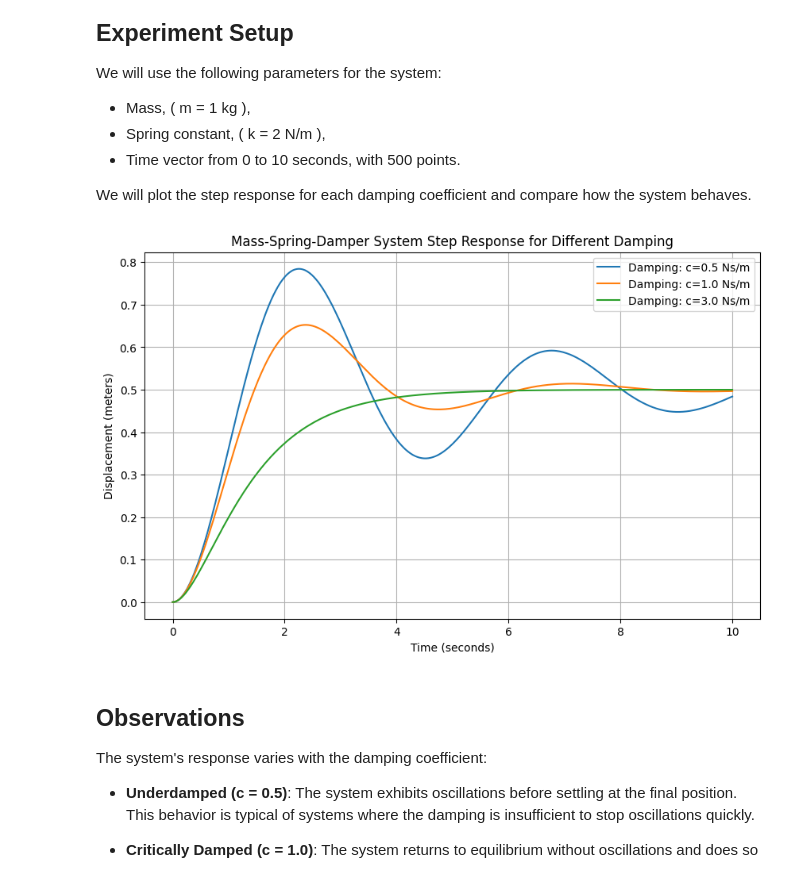
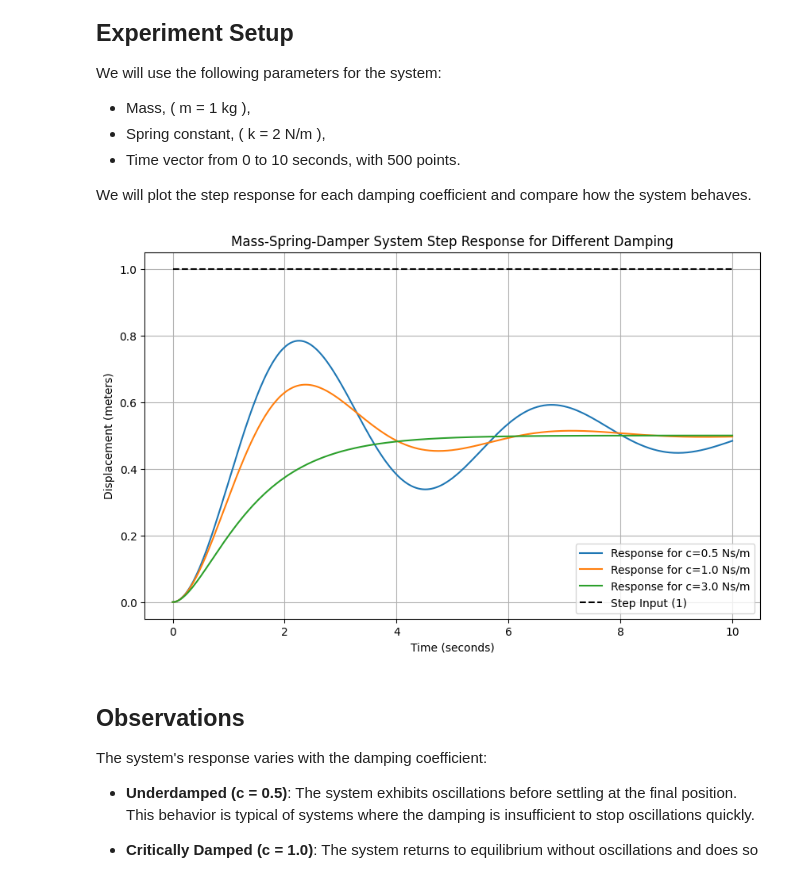
Before and after one commit to sanalbooks/control-systems-experiments, a Jupyter notebook: Time_Response_Analysis/step_response_analysis.ipynb, the cells around one changed output. Saved outputs shown, nothing was run; the diff lists cells and outputs as text; code cells hidden in the pictures.

```diff
--- a/Time_Response_Analysis/step_response_analysis.ipynb
+++ b/Time_Response_Analysis/step_response_analysis.ipynb
@@ -112,35 +112,38 @@ k = 2  # spring constant (N/m)
 
 # Different damping coefficients for different system behaviors
 damping_values = [0.5, 1.0, 3.0]  # Underdamped, Critically Damped, Overdamped
 
 # Time vector (from 0 to 10 seconds, 500 points)
 time = np.linspace(0, 10, 500)
 
 # Plotting the step response for different damping values
 plt.figure(figsize=(10, 6))
 
 # Loop through each damping coefficient
 for c in damping_values:
     # Create transfer function for each damping value
     system = ctrl.TransferFunction([1], [m, c, k])
 
     # Simulate step response
     time_response, response = ctrl.step_response(system, T=time)
 
     # Plot the response
-    plt.plot(time_response, response, label=f'Damping: c={c} Ns/m')
+    plt.plot(time_response, response, label=f'Response for c={c} Ns/m')
+
+# Plotting the step input (which is a constant 1 over time)
+plt.plot(time, np.ones_like(time), 'k--', label='Step Input (1)')
 
 # Plotting the time-domain response
 plt.title('Mass-Spring-Damper System Step Response for Different Damping')
 plt.xlabel('Time (seconds)')
 plt.ylabel('Displacement (meters)')
 plt.legend()
 plt.grid(True)
 
 # Show the plot
 plt.show()
 # %% [output]
-[figure, old version]
+[figure, new version]
 # %% [markdown]
 ## Observations
 
```
Also changed, not shown: 2 other files.
